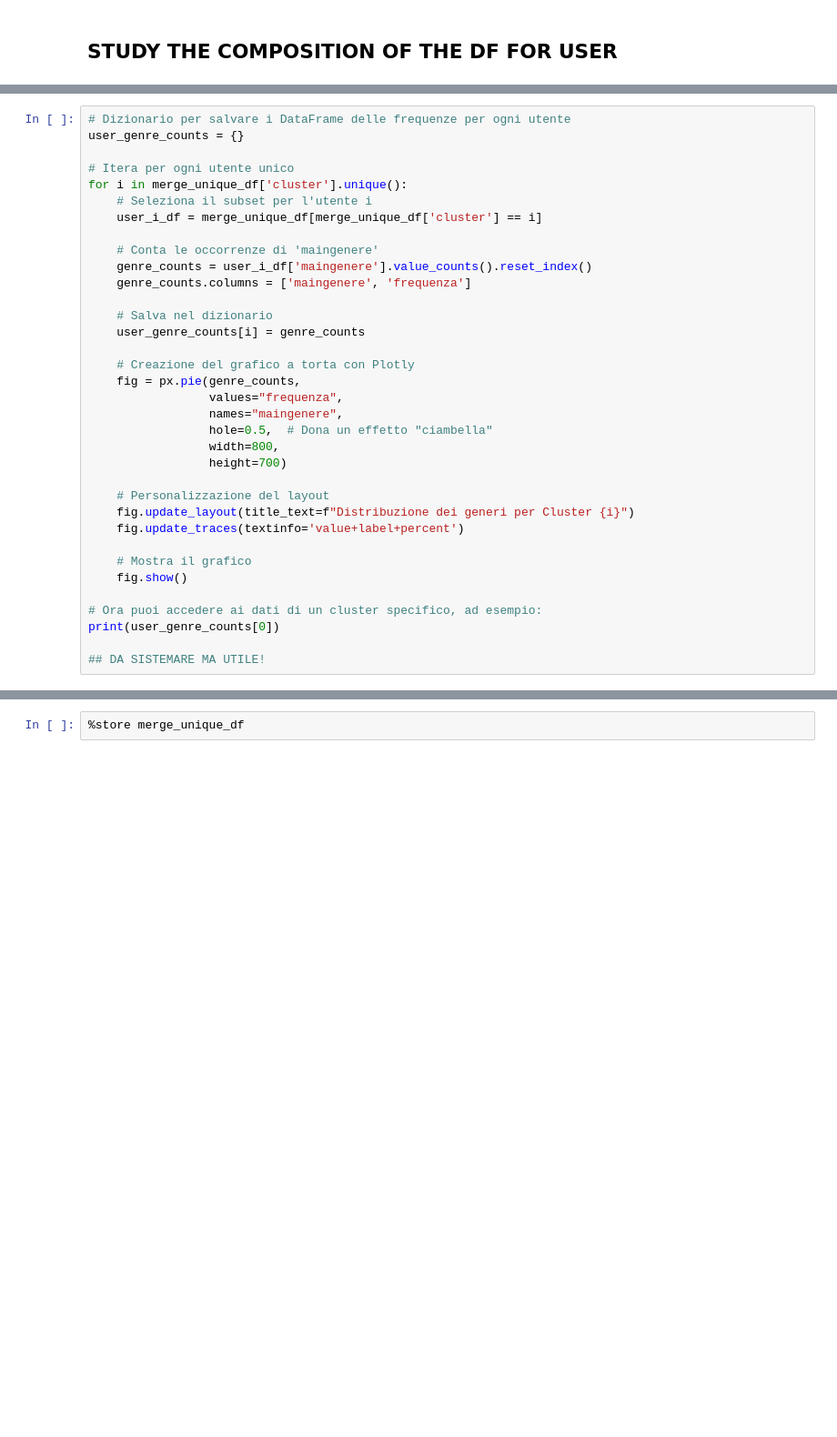
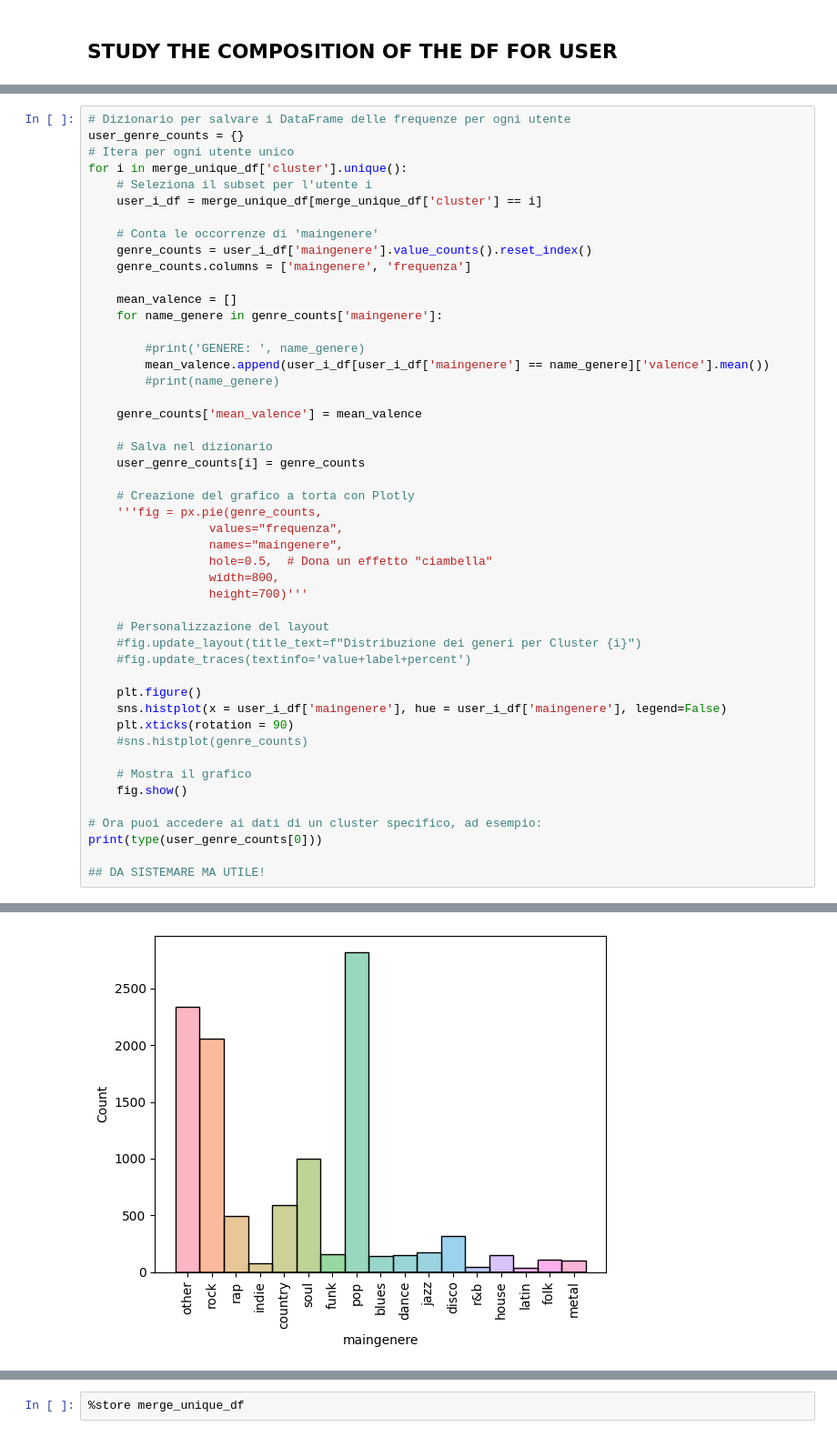
Before and after one commit to alelovo/Project_MachineLearning, a Jupyter notebook: CLUSTER.ipynb, the cells around one changed output, grey strips where cells are left out. Shown at 91% size. Cells and saved outputs as stored; diff of their text form; blank space fills up the shorter version.

Commit message:
done oneh_cross + done study clusters

```diff
--- a/CLUSTER.ipynb
+++ b/CLUSTER.ipynb
@@ -684,7 +690,6 @@ See the caveats in the documentation: https://pandas.pydata.org/pandas-docs/stab
 # %%
 # Dizionario per salvare i DataFrame delle frequenze per ogni utente
 user_genre_counts = {}
-
 # Itera per ogni utente unico
 for i in merge_unique_df['cluster'].unique():
     # Seleziona il subset per l'utente i
@@ -694,26 +699,40 @@ for i in merge_unique_df['cluster'].unique():
     genre_counts = user_i_df['maingenere'].value_counts().reset_index()
     genre_counts.columns = ['maingenere', 'frequenza']
 
+    mean_valence = []
+    for name_genere in genre_counts['maingenere']:
+
+        #print('GENERE: ', name_genere)
+        mean_valence.append(user_i_df[user_i_df['maingenere'] == name_genere]['valence'].mean())
+        #print(name_genere)
+
+    genre_counts['mean_valence'] = mean_valence
+
     # Salva nel dizionario
     user_genre_counts[i] = genre_counts
 
     # Creazione del grafico a torta con Plotly
-    fig = px.pie(genre_counts,
+    '''fig = px.pie(genre_counts,
                  values="frequenza",
                  names="maingenere",
                  hole=0.5,  # Dona un effetto "ciambella"
                  width=800,
-                 height=700)
+                 height=700)'''
 
     # Personalizzazione del layout
-    fig.update_layout(title_text=f"Distribuzione dei generi per Cluster {i}")
-    fig.update_traces(textinfo='value+label+percent')
+    #fig.update_layout(title_text=f"Distribuzione dei generi per Cluster {i}")
+    #fig.update_traces(textinfo='value+label+percent')
+
+    plt.figure()
+    sns.histplot(x = user_i_df['maingenere'], hue = user_i_df['maingenere'], legend=False)
+    plt.xticks(rotation = 90)
+    #sns.histplot(genre_counts)
 
     # Mostra il grafico
     fig.show()
 
 # Ora puoi accedere ai dati di un cluster specifico, ad esempio:
-print(user_genre_counts[0])
+print(type(user_genre_counts[0]))
 
 ## DA SISTEMARE MA UTILE!
 # %% [output]
@@ -737,0 +753 @@ print(user_genre_counts[0])
+[figure, added]
```
Also changed, not shown: parts of 8 cells of this notebook, 4 other files.
